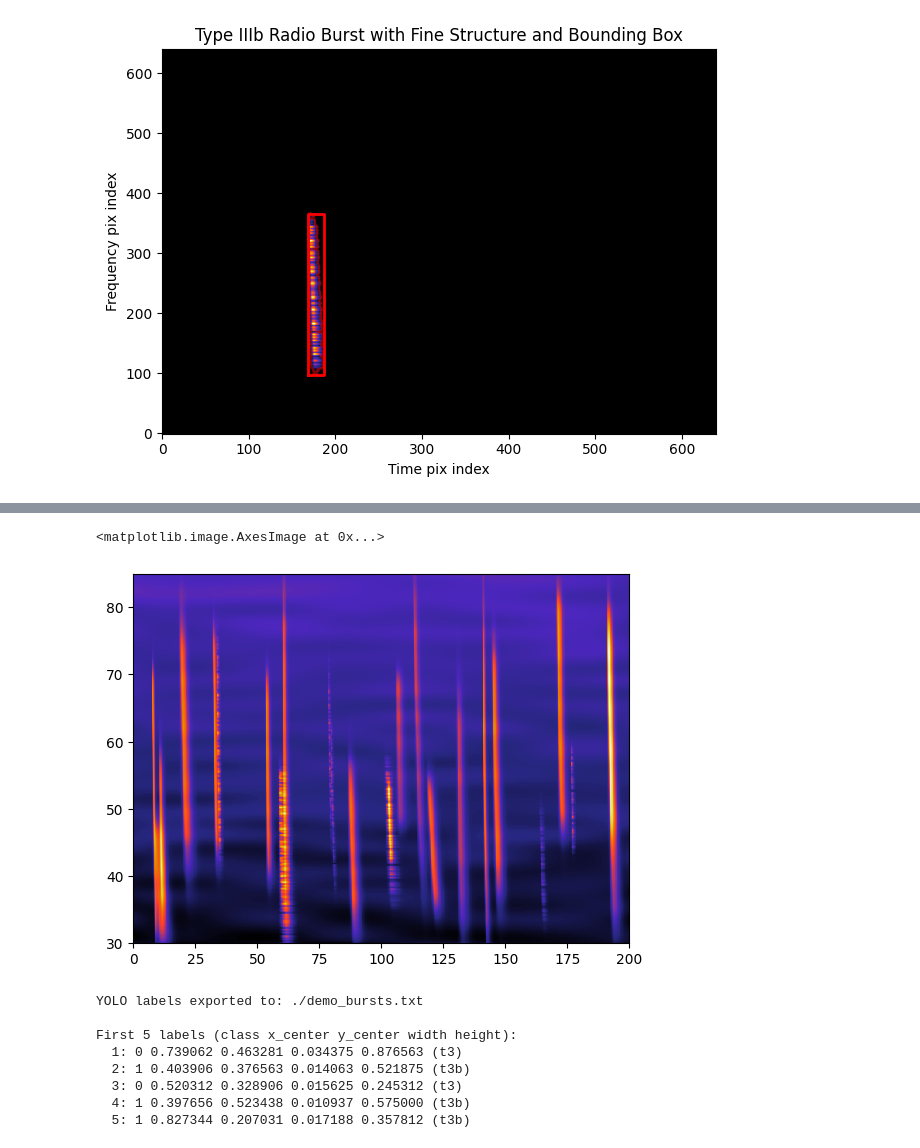
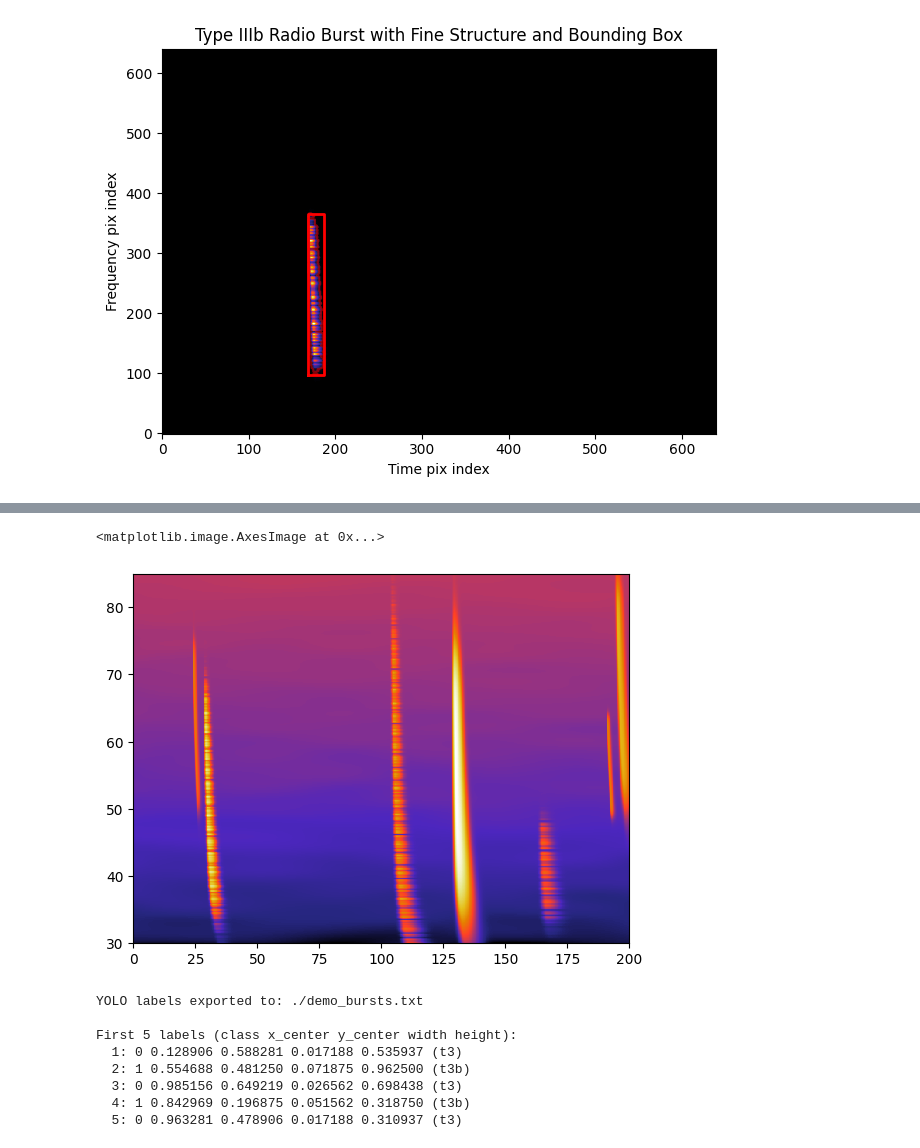
Before and after one commit to peijin94/PhySynthTrainer, a Jupyter notebook: example/demo.ipynb, the cells around one changed output, grey strips where cells are left out. Cells and saved outputs as stored; diff of their text form; code cells hidden in the pictures.

```diff
--- a/example/demo.ipynb
+++ b/example/demo.ipynb
@@ -176,18 +176,18 @@ Has fine structure (t3b): True
 # %%
 # many type III bursts
 
-t_burst_hash, f_ax, v_ax = create_radio_burst_hash_table(
-    freq_range=[10, 90],
-    N_freq=640,
-    v_range=[0.04, 0.5],
-    N_v=200)
+#t_burst_hash, f_ax, v_ax = create_radio_burst_hash_table(
+#    freq_range=[10, 90],
+#    N_freq=640,
+#    v_range=[0.04, 0.5],
+#    N_v=200)
 
 # Generate multiple bursts
 print("Generating multiple bursts...")
 img_bursts, bursts, is_t3b = generate_many_random_t3_bursts(
-    n_bursts=20,
+    n_bursts=10,
     use_hash_table=True,
-    freq_range=[15, 85],
+    freq_range=[22, 75],
     hash_table=t_burst_hash,
     v_hash=v_ax
 )
@@ -213,18 +220,22 @@ plt.show()
 # %%
 
 
-noise_bg = added_noise(t_ax, f_ax, noise_size=[32,8], noise_level=0.35)
+noise_bg = added_noise(t_ax, f_ax, noise_size=[32,8], noise_level=0.15)
 
-y = np.linspace(0.1, 1, 640)
+y = np.linspace(0.2, 2, 640)
 const_bg = np.tile(y[:, np.newaxis], (1, 640))
 
-img_bursts_noisy = img_bursts + noise_bg.T+ const_bg.T
+img_bursts_noisy = img_bursts*100 + noise_bg.T+ const_bg.T
+
+# colorscale log
+from matplotlib.colors import LogNorm
+
 plt.imshow(img_bursts_noisy.T, interpolation='nearest',
         cmap='CMRmap', aspect='auto', origin='lower',
-           extent=[0, 200, 30, 85])
+           extent=[0, 200, 30, 85], norm=LogNorm())
 # %% [output]
 <matplotlib.image.AxesImage at 0x...>
-[figure, old version]
+[figure, new version]
 # %%
 
 label_file = export_yolo_label(
@@ -252,10 +263,10 @@ paint_arr_to_jpg(img_bursts_noisy, 'demo_bursts.jpg')
 YOLO labels exported to: ./demo_bursts.txt
 
 First 5 labels (class x_center y_center width height):
-  1: 0 0.739062 0.463281 0.034375 0.876563 (t3)
-  2: 1 0.403906 0.376563 0.014063 0.521875 (t3b)
-  3: 0 0.520312 0.328906 0.015625 0.245312 (t3)
-  4: 1 0.397656 0.523438 0.010937 0.575000 (t3b)
-  5: 1 0.827344 0.207031 0.017188 0.357812 (t3b)
+  1: 0 0.128906 0.588281 0.017188 0.535937 (t3)
+  2: 1 0.554688 0.481250 0.071875 0.962500 (t3b)
+  3: 0 0.985156 0.649219 0.026562 0.698438 (t3)
+  4: 1 0.842969 0.196875 0.051562 0.318750 (t3b)
+  5: 0 0.963281 0.478906 0.017188 0.310937 (t3)
 # %%
 config_file = save_config_to_yml(
```
Also changed, not shown: parts of 10 cells of this notebook, 5 other files.
